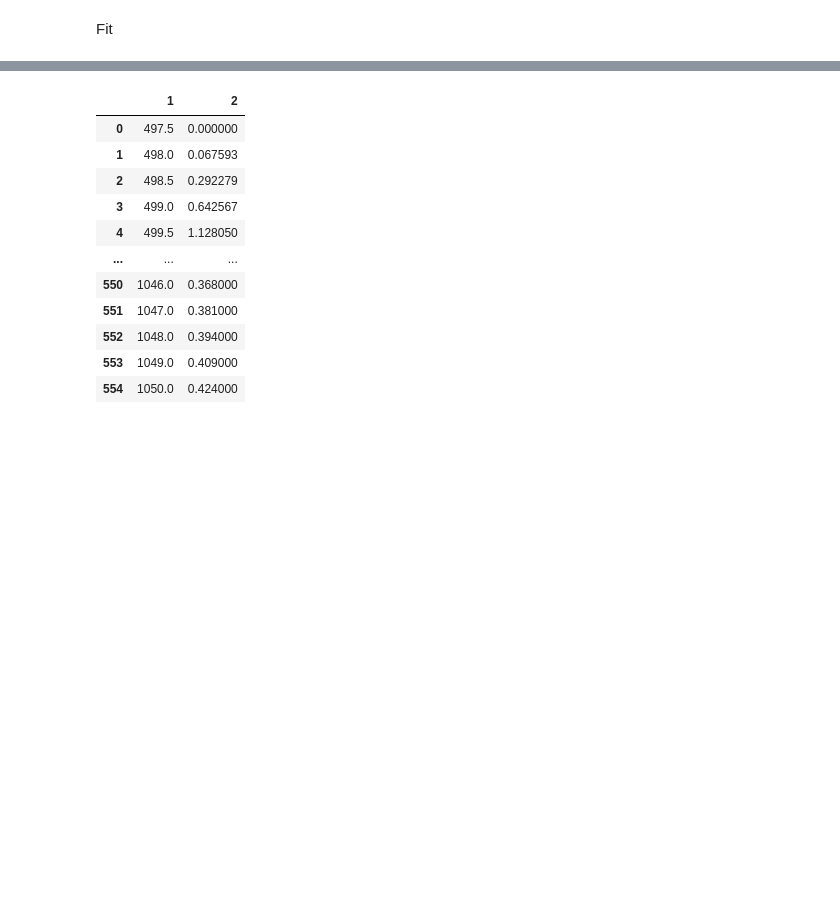
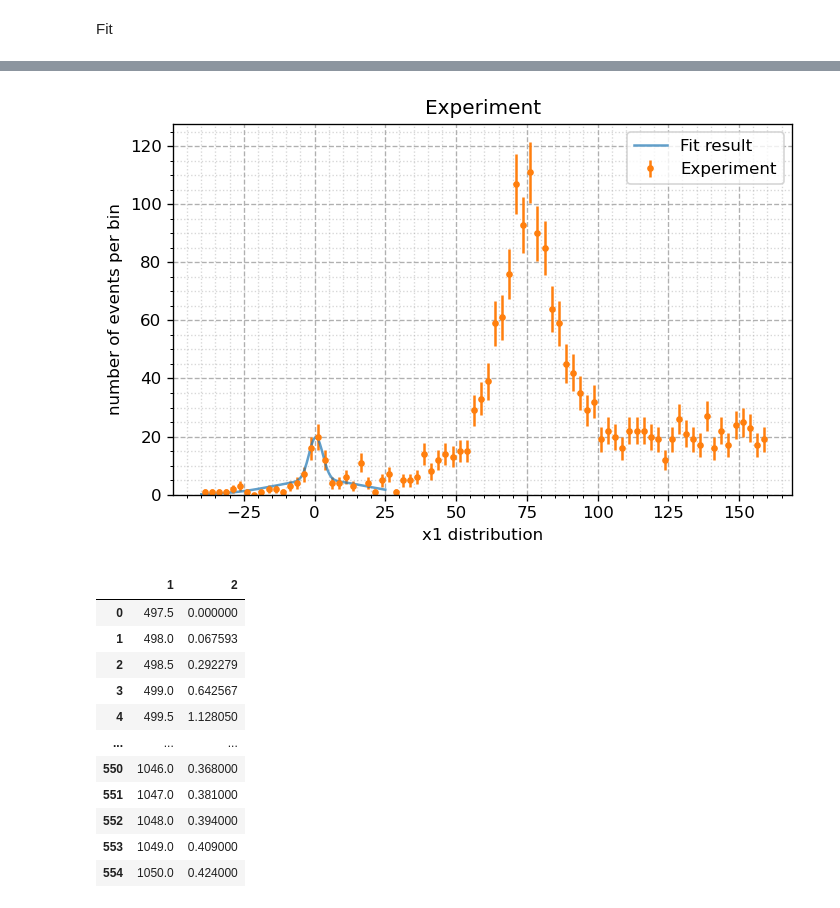
Before and after one commit to nikita-p/kskl20, a Jupyter notebook: notebooks/03. Cross section.ipynb, the cells around one changed output, grey strips where cells are left out. Drawn from its saved outputs; the diff is of its cells as text; code cells hidden in the pictures; blank space fills up the shorter version.

```diff
--- a/notebooks/03. Cross section.ipynb
+++ b/notebooks/03. Cross section.ipynb
@@ -156,0 +206,8 @@ NameError: name 'm' is not defined
+# %%
+for key in m.values:
+    params[key] = m.values[key]
+    if key not in ['fn', 'mu1', 'mu2', 'sigma1', 'sigma2', 'n']:
+        params[f'limit_{key}'] = (m.values[key], m.values[key])
+params['limit_f'] = (0, 1)
+# %%
+m = fit_data(dataE, fit_range, params)
@@ -157,7 +232,9 @@ NameError: name 'm' is not defined
 # %%
-pys.plot_fit(dt, norm_pdf, m, 80, hist_range, errors=True, label='Experiment', xtitle='x1 distribution',
-           ytitle='number of events per bin')
+pys.plot_fit(dataE, norm_pdf, m, 80, hist_range, fit_range, errors=True, label='Experiment', xtitle='x1 distribution',
+           ytitle='number of events per bin', title='Experiment', description=False)
 # plt.savefig('pic3.png')
+# %% [output]
+[figure, added]
 # %%
 from pylib.radcors import RadCor
 # %%
```
Also changed, not shown: parts of 19 cells of this notebook, 4 other files.
